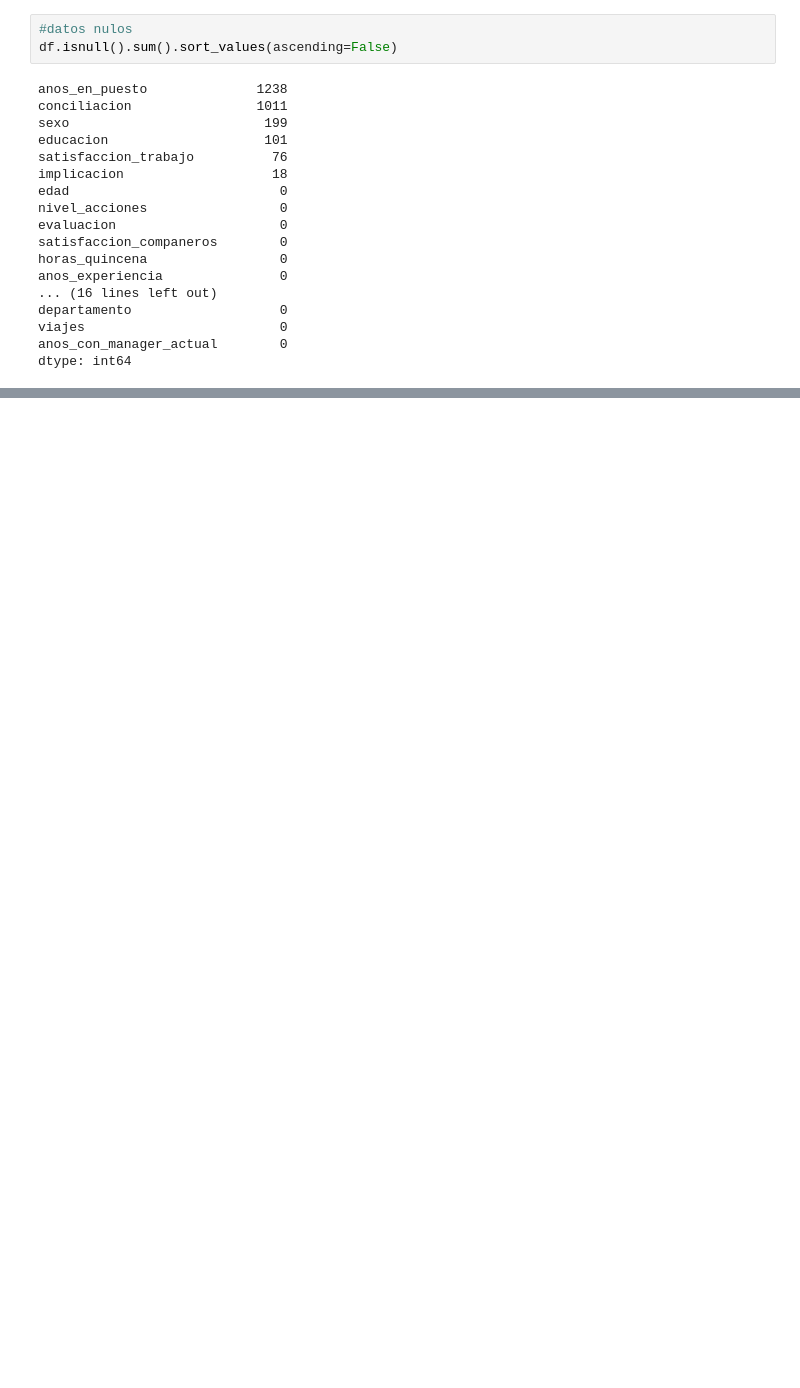
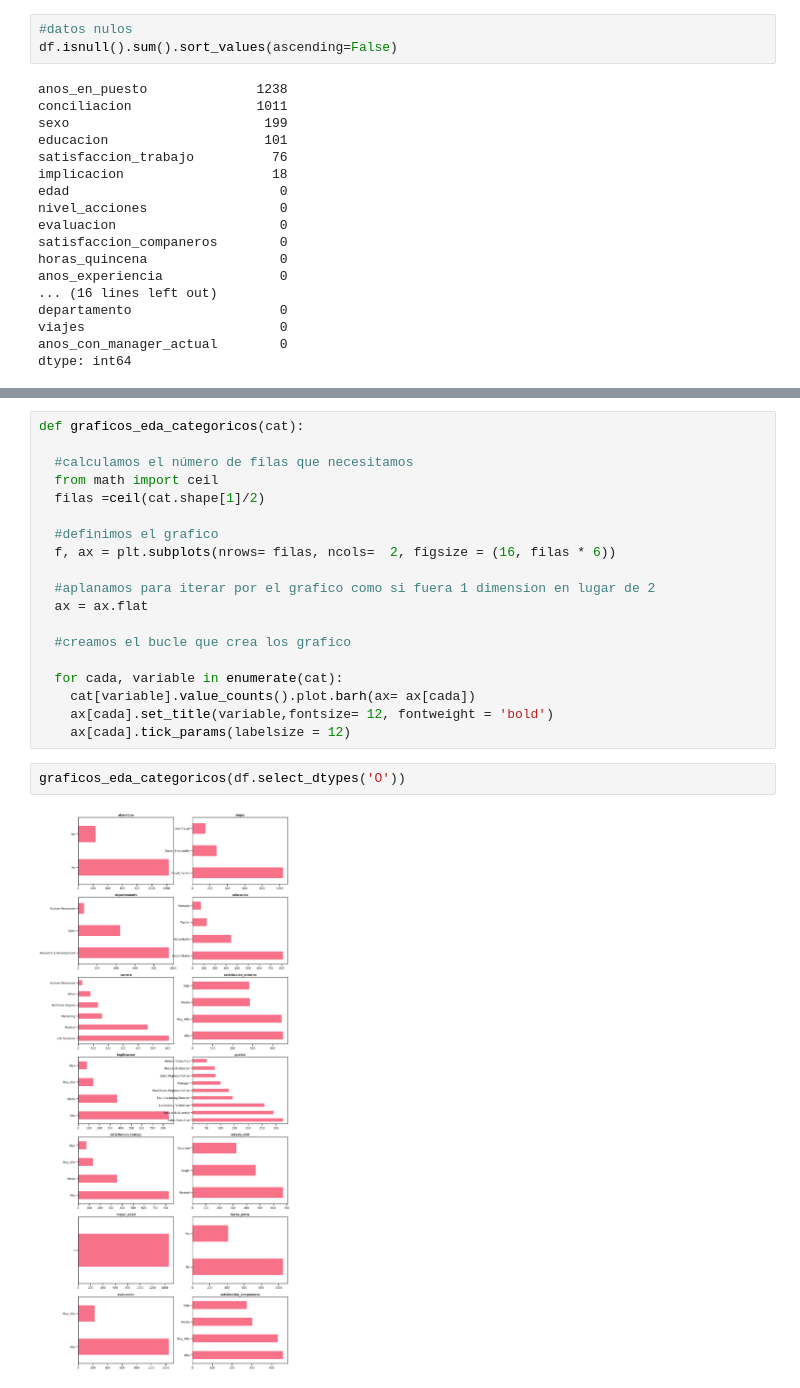
Before and after one commit to wilferalexander/Fuga_Empleados, a Jupyter notebook: Fuga_Empleados.ipynb, the cells around one changed output, grey strips where cells are left out. Cells and saved outputs as stored; diff of their text form; blank space fills up the shorter version.

```diff
--- a/Fuga_Empleados.ipynb
+++ b/Fuga_Empleados.ipynb
@@ -199,0 +214,23 @@ plt.show()
+# %%
+def graficos_eda_categoricos(cat):
+
+  #calculamos el número de filas que necesitamos
+  from math import ceil
+  filas =ceil(cat.shape[1]/2)
+
+  #definimos el grafico
+  f, ax = plt.subplots(nrows= filas, ncols=  2, figsize = (16, filas * 6))
+
+  #aplanamos para iterar por el grafico como si fuera 1 dimension en lugar de 2
+  ax = ax.flat
+
+  #creamos el bucle que crea los grafico
+
+  for cada, variable in enumerate(cat):
+    cat[variable].value_counts().plot.barh(ax= ax[cada])
+    ax[cada].set_title(variable,fontsize= 12, fontweight = 'bold')
+    ax[cada].tick_params(labelsize = 12)
+# %%
+graficos_eda_categoricos(df.select_dtypes('O'))
+# %% [output]
+[figure, added]
```
Also changed, not shown: parts of 56 cells of this notebook.
